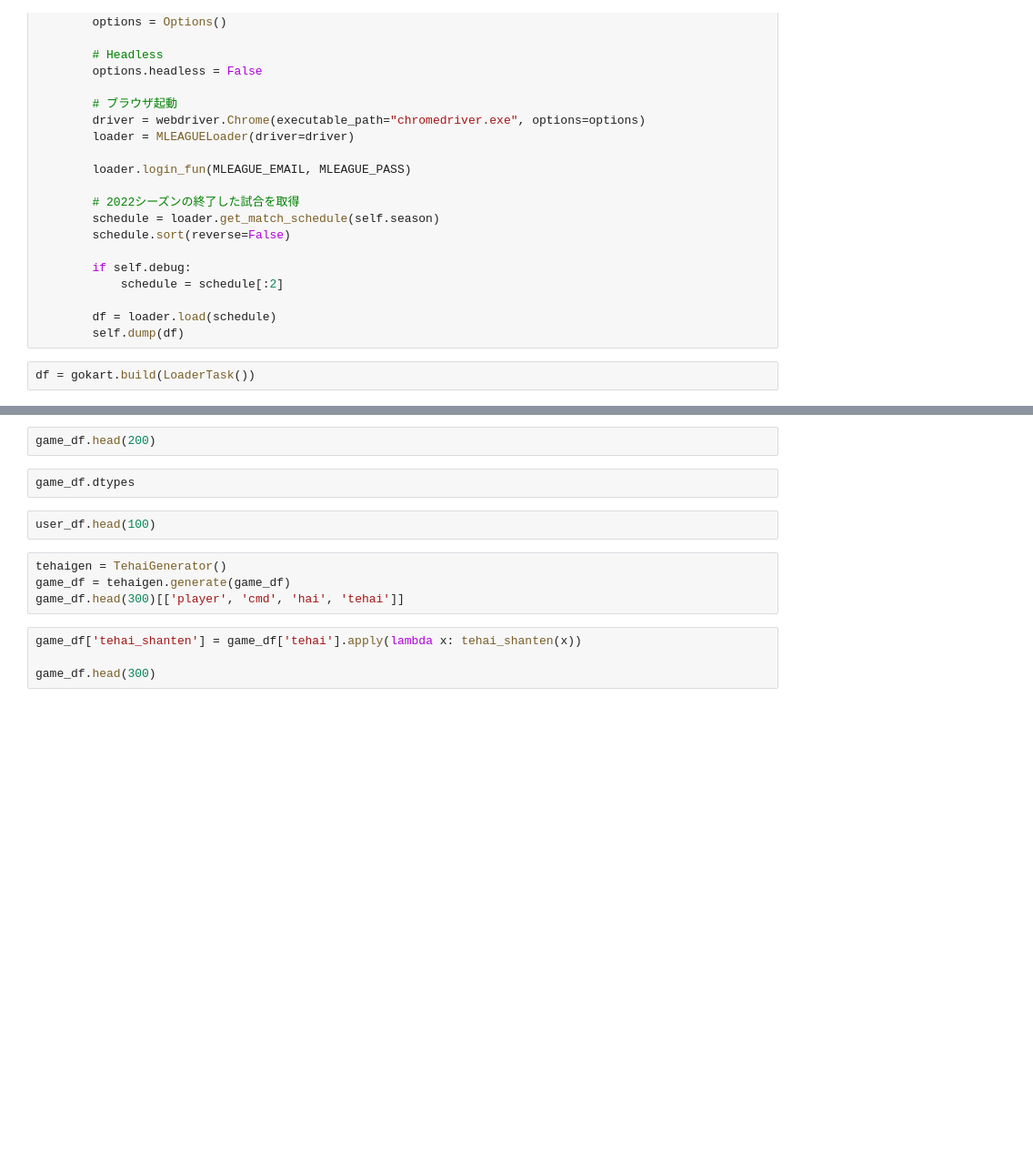
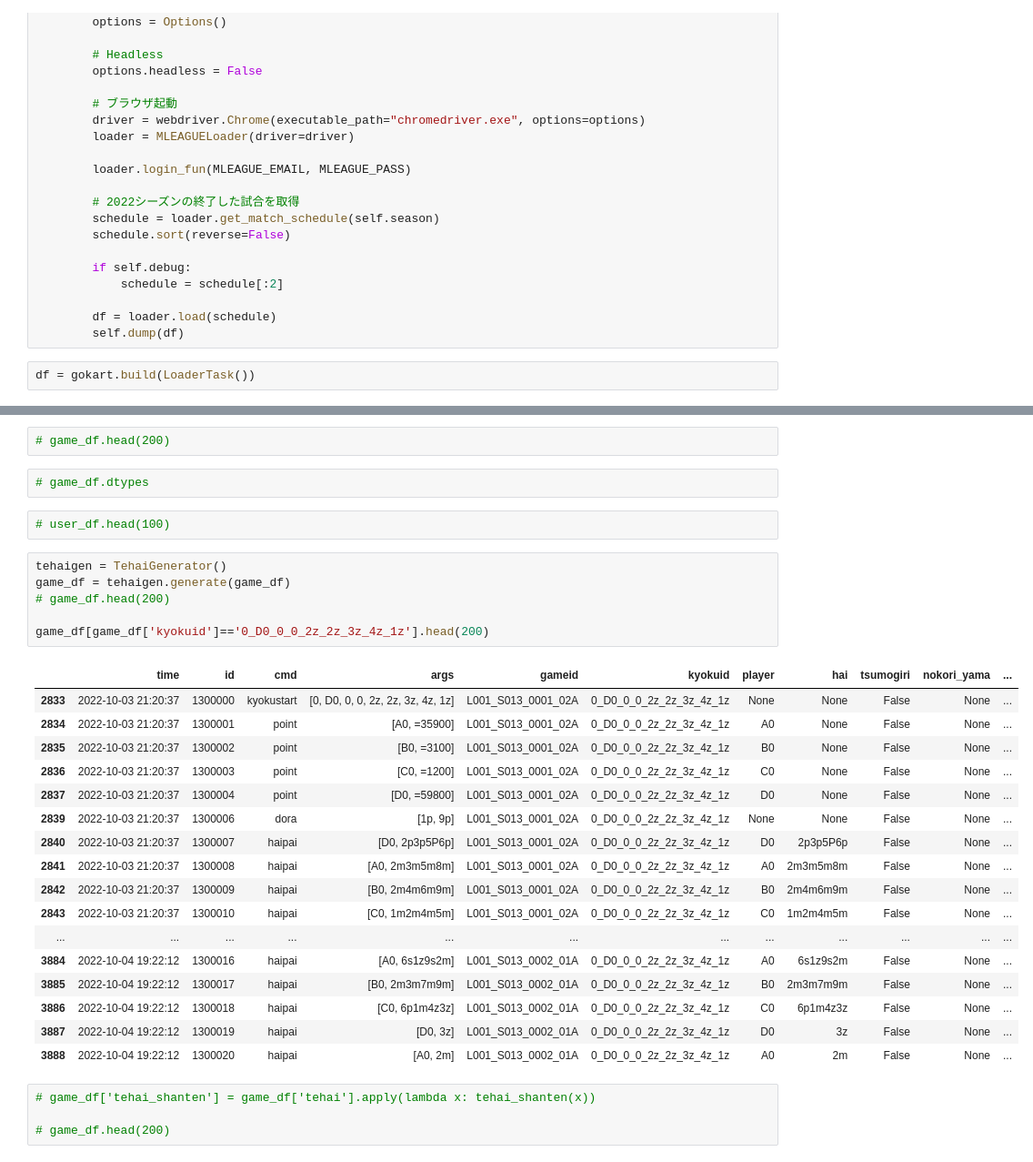
Before and after one commit to po3rin/mleagueloader, a Jupyter notebook: sample.ipynb, the cells around one changed output, grey strips where cells are left out. Shown at 91% size. Drawn from its saved outputs; the diff is of its cells as text; blank space fills up the shorter version.

```diff
--- a/sample.ipynb
+++ b/sample.ipynb
@@ -64,14 +82,34 @@ game_df, user_df = format_raw_data(df)
 # %%
-game_df.head(200)
+# game_df.head(200)
-# %%
-game_df.dtypes
+# %%
+# game_df.dtypes
 # %%
-user_df.head(100)
+# user_df.head(100)
 # %%
 tehaigen = TehaiGenerator()
 game_df = tehaigen.generate(game_df)
-game_df.head(300)[['player', 'cmd', 'hai', 'tehai']]
+# game_df.head(200)
+
+game_df[game_df['kyokuid']=='0_D0_0_0_2z_2z_3z_4z_1z'].head(200)
+# %% [output]
+|  | time | id | cmd | args | gameid | kyokuid | player | hai | tsumogiri | nokori_yama | ... |
+| 2833 | 2022-10-03 21:20:37 | 1300000 | kyokustart | [0, D0, 0, 0, 2z, 2z, 3z, 4z, 1z] | L001_S013_0001_02A | 0_D0_0_0_2z_2z_3z_4z_1z | None | None | False | None | ... |
+| 2834 | 2022-10-03 21:20:37 | 1300001 | point | [A0, =35900] | L001_S013_0001_02A | 0_D0_0_0_2z_2z_3z_4z_1z | A0 | None | False | None | ... |
+| 2835 | 2022-10-03 21:20:37 | 1300002 | point | [B0, =3100] | L001_S013_0001_02A | 0_D0_0_0_2z_2z_3z_4z_1z | B0 | None | False | None | ... |
+| 2836 | 2022-10-03 21:20:37 | 1300003 | point | [C0, =1200] | L001_S013_0001_02A | 0_D0_0_0_2z_2z_3z_4z_1z | C0 | None | False | None | ... |
+| 2837 | 2022-10-03 21:20:37 | 1300004 | point | [D0, =59800] | L001_S013_0001_02A | 0_D0_0_0_2z_2z_3z_4z_1z | D0 | None | False | None | ... |
+| 2839 | 2022-10-03 21:20:37 | 1300006 | dora | [1p, 9p] | L001_S013_0001_02A | 0_D0_0_0_2z_2z_3z_4z_1z | None | None | False | None | ... |
+| 2840 | 2022-10-03 21:20:37 | 1300007 | haipai | [D0, 2p3p5P6p] | L001_S013_0001_02A | 0_D0_0_0_2z_2z_3z_4z_1z | D0 | 2p3p5P6p | False | None | ... |
+| 2841 | 2022-10-03 21:20:37 | 1300008 | haipai | [A0, 2m3m5m8m] | L001_S013_0001_02A | 0_D0_0_0_2z_2z_3z_4z_1z | A0 | 2m3m5m8m | False | None | ... |
+| 2842 | 2022-10-03 21:20:37 | 1300009 | haipai | [B0, 2m4m6m9m] | L001_S013_0001_02A | 0_D0_0_0_2z_2z_3z_4z_1z | B0 | 2m4m6m9m | False | None | ... |
+| 2843 | 2022-10-03 21:20:37 | 1300010 | haipai | [C0, 1m2m4m5m] | L001_S013_0001_02A | 0_D0_0_0_2z_2z_3z_4z_1z | C0 | 1m2m4m5m | False | None | ... |
+| ... | ... | ... | ... | ... | ... | ... | ... | ... | ... | ... | ... |
+| 3884 | 2022-10-04 19:22:12 | 1300016 | haipai | [A0, 6s1z9s2m] | L001_S013_0002_01A | 0_D0_0_0_2z_2z_3z_4z_1z | A0 | 6s1z9s2m | False | None | ... |
+| 3885 | 2022-10-04 19:22:12 | 1300017 | haipai | [B0, 2m3m7m9m] | L001_S013_0002_01A | 0_D0_0_0_2z_2z_3z_4z_1z | B0 | 2m3m7m9m | False | None | ... |
+| 3886 | 2022-10-04 19:22:12 | 1300018 | haipai | [C0, 6p1m4z3z] | L001_S013_0002_01A | 0_D0_0_0_2z_2z_3z_4z_1z | C0 | 6p1m4z3z | False | None | ... |
+| 3887 | 2022-10-04 19:22:12 | 1300019 | haipai | [D0, 3z] | L001_S013_0002_01A | 0_D0_0_0_2z_2z_3z_4z_1z | D0 | 3z | False | None | ... |
+| 3888 | 2022-10-04 19:22:12 | 1300020 | haipai | [A0, 2m] | L001_S013_0002_01A | 0_D0_0_0_2z_2z_3z_4z_1z | A0 | 2m | False | None | ... |
 # %%
-game_df['tehai_shanten'] = game_df['tehai'].apply(lambda x: tehai_shanten(x))
+# game_df['tehai_shanten'] = game_df['tehai'].apply(lambda x: tehai_shanten(x))
 
-game_df.head(300)
+# game_df.head(200)
```
Also changed, not shown: parts of 2 cells of this notebook, 1 other file.
